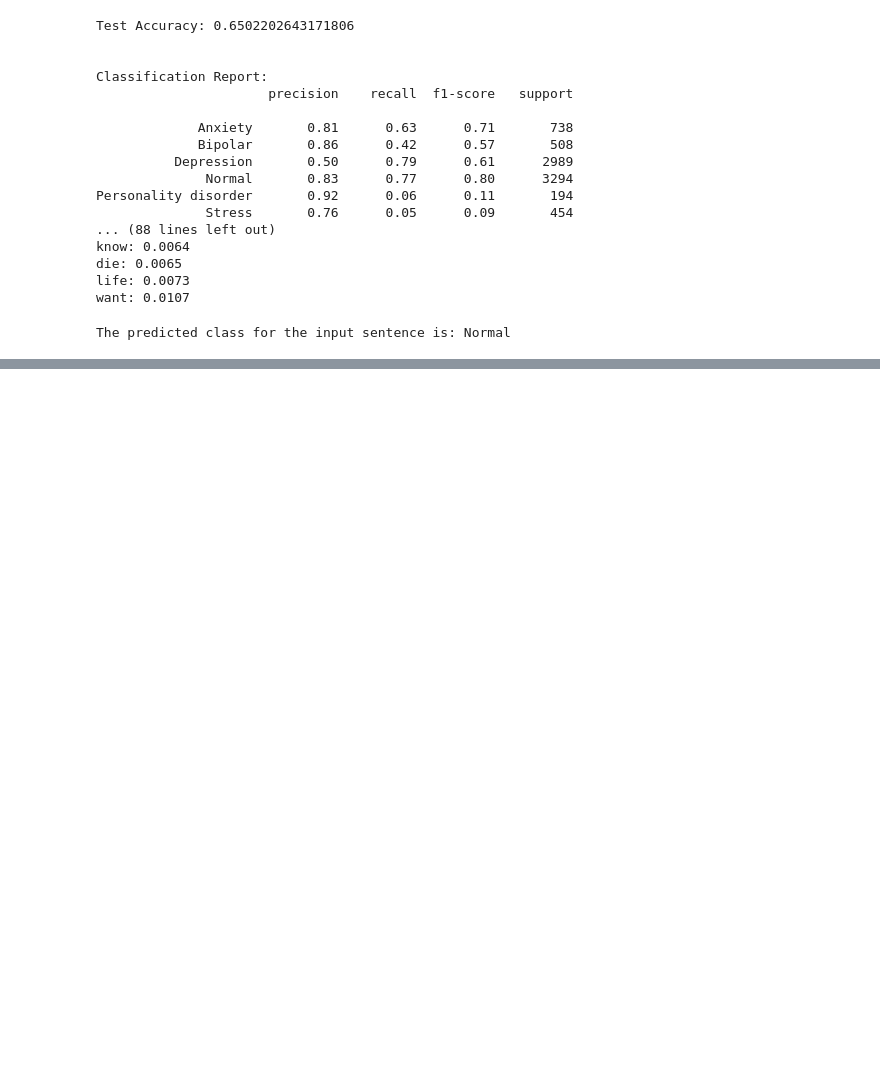
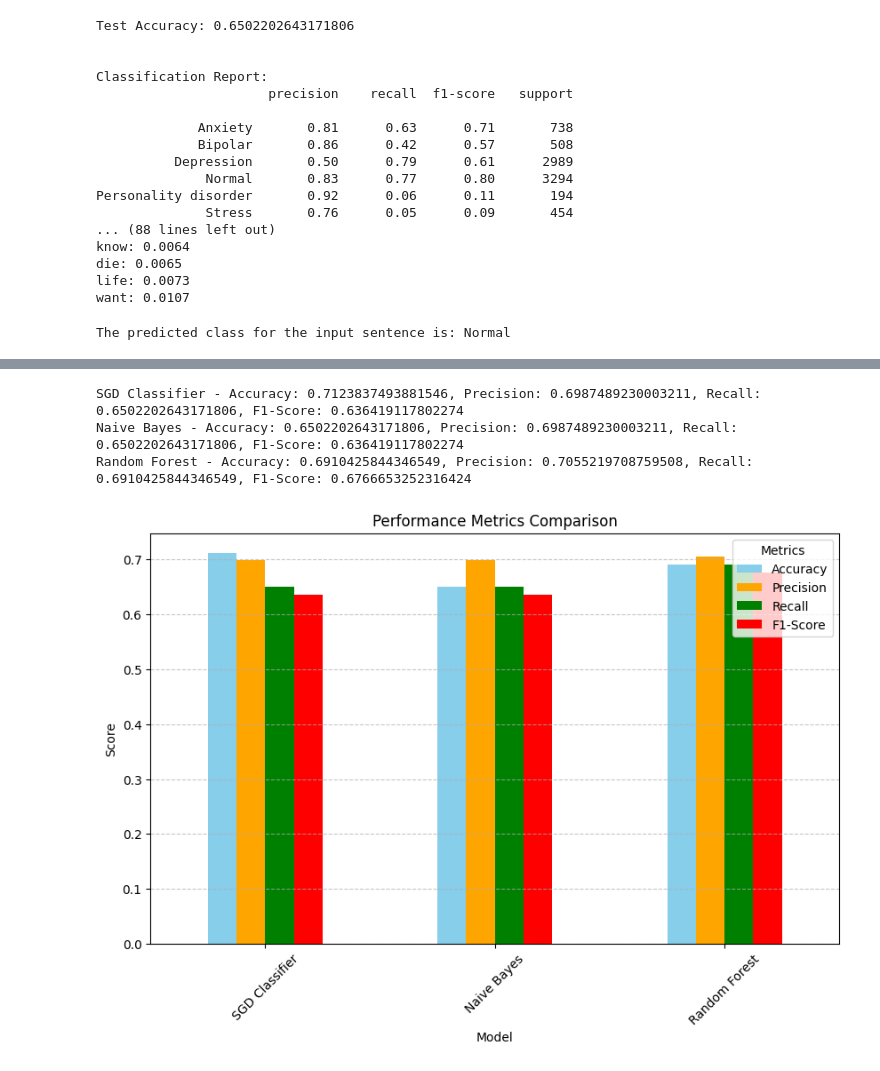
Before and after one commit to JacksonLaVallee/Predicting-Emotional-Sentiment, a Jupyter notebook: driver.ipynb, the cells around one changed output, grey strips where cells are left out. Drawn from its saved outputs; the diff is of its cells as text; code cells hidden in the pictures; blank space fills up the shorter version.

```diff
--- a/driver.ipynb
+++ b/driver.ipynb
@@ -271,0 +440,53 @@ The predicted class for the input sentence is: Normal
+# %%
+from sklearn.metrics import precision_score, recall_score, f1_score
+
+# Collect performance metrics for each model
+
+# SGD Classifier metrics
+sgd_accuracy = accuracy_score(y_test, sgd.predict(X_test_tfidf))
+sgd_precision = precision_score(y_test, y_pred, average='weighted')
+sgd_recall = recall_score(y_test, y_pred, average='weighted')
+sgd_f1 = f1_score(y_test, y_pred, average='weighted')
+
+# Naive Bayes metrics
+nb_accuracy = accuracy_score(y_test, nb.predict(X_test_tfidf))
+nb_precision = precision_score(y_test, nb.predict(X_test_tfidf), average='weighted')
+nb_recall = recall_score(y_test, nb.predict(X_test_tfidf), average='weighted')
+nb_f1 = f1_score(y_test, nb.predict(X_test_tfidf), average='weighted')
+
+# Random Forest metrics
+rf_accuracy = accuracy_score(y_test, y_pred_rf)
+rf_precision = precision_score(y_test, y_pred_rf, average='weighted')
+rf_recall = recall_score(y_test, y_pred_rf, average='weighted')
+rf_f1 = f1_score(y_test, y_pred_rf, average='weighted')
+
+# Combine metrics into a dictionary
+metrics = {
+    'Model': ['SGD Classifier', 'Naive Bayes', 'Random Forest'],
+    'Accuracy': [sgd_accuracy, nb_accuracy, rf_accuracy],
+    'Precision': [sgd_precision, nb_precision, rf_precision],
+    'Recall': [sgd_recall, nb_recall, rf_recall],
+    'F1-Score': [sgd_f1, nb_f1, rf_f1]
+}
+print(
+    f"SGD Classifier - Accuracy: {sgd_accuracy}, Precision: {sgd_precision}, Recall: {sgd_recall}, F1-Score: {sgd_f1}\n"
+    f"Naive Bayes - Accuracy: {nb_accuracy}, Precision: {nb_precision}, Recall: {nb_recall}, F1-Score: {nb_f1}\n"
+    f"Random Forest - Accuracy: {rf_accuracy}, Precision: {rf_precision}, Recall: {rf_recall}, F1-Score: {rf_f1}\n"
+)
+# Convert to DataFrame for easier plotting
+metrics_df = pd.DataFrame(metrics)
+
+# Plot the metrics
+metrics_df.set_index('Model').plot(kind='bar', figsize=(10, 6), color=['skyblue', 'orange', 'green', 'red'])
+plt.title('Performance Metrics Comparison')
+plt.ylabel('Score')
+plt.xlabel('Model')
+plt.xticks(rotation=45)
+plt.legend(title='Metrics')
+plt.grid(axis='y', linestyle='--', alpha=0.7)
+plt.show()
+# %% [output]
+SGD Classifier - Accuracy: 0.7123837493881546, Precision: 0.6987489230003211, Recall: 0.6502202643171806, F1-Score: 0.636419117802274
+Naive Bayes - Accuracy: 0.6502202643171806, Precision: 0.6987489230003211, Recall: 0.6502202643171806, F1-Score: 0.636419117802274
+Random Forest - Accuracy: 0.6910425844346549, Precision: 0.7055219708759508, Recall: 0.6910425844346549, F1-Score: 0.6766653252316424
+[figure, added]
```
Also changed, not shown: parts of 7 cells of this notebook.
